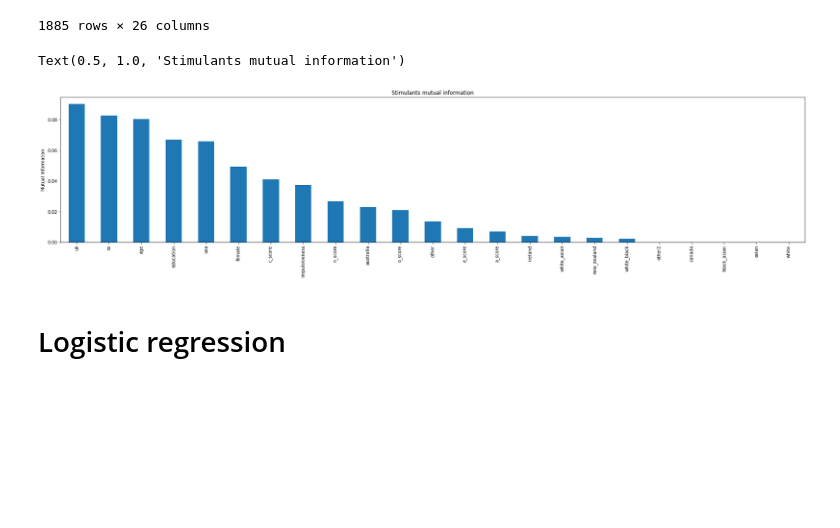
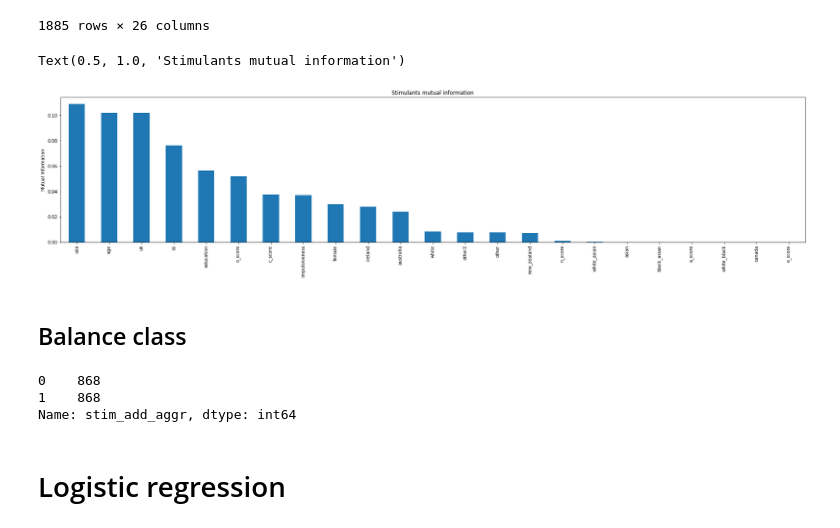
Before and after one commit to francescagiacco/ML-project-personality-and-drug-consumption, a Jupyter notebook: notebooks/second_modeling.ipynb, the cells around one changed output. Saved outputs shown, nothing was run; the diff lists cells and outputs as text; code cells hidden in the pictures; blank space fills up the shorter version.

```diff
--- a/notebooks/second_modeling.ipynb
+++ b/notebooks/second_modeling.ipynb
@@ -54,19 +55,32 @@ data
 # %%
 # where more information is stored (I think, does someone know it better?)
 
 data['stim_add_aggr'].replace(2,1, inplace = True) #just 2 classes not three
 X_train, X_test, y_train, y_test = train_test_split(data.drop(columns = [ 'hall_add_aggr','stim_add_aggr', 'depr_add_aggr'], axis=1),
-                                                    data['stim_add_aggr'], test_size=0.3, random_state=0)
+                                                    data['stim_add_aggr'], test_size=0.25, random_state=0)
 
 mi = mutual_info_classif(X_train, y_train)
 mi = pd.Series(mi)
 mi.index = X_train.columns
 mi.sort_values(ascending=False).plot.bar(figsize=(30, 6))
 plt.ylabel('Mutual Information')
 plt.title('Stimulants mutual information')
 # %% [output]
 Text(0.5, 1.0, 'Stimulants mutual information')
-[figure, old version]
+[figure, new version]
+# %% [markdown]
+## Balance class
+# %%
+import imblearn
+from imblearn.over_sampling import SMOTE
+
+oversample = SMOTE()
+X_train, y_train = oversample.fit_resample(X_train, y_train)
+y_train.value_counts()
+# %% [output]
+0    868
+1    868
+Name: stim_add_aggr, dtype: int64
 # %% [markdown]
 # Logistic regression
 # %%
```
Also changed, not shown: parts of 13 cells of this notebook, 1 other file.
